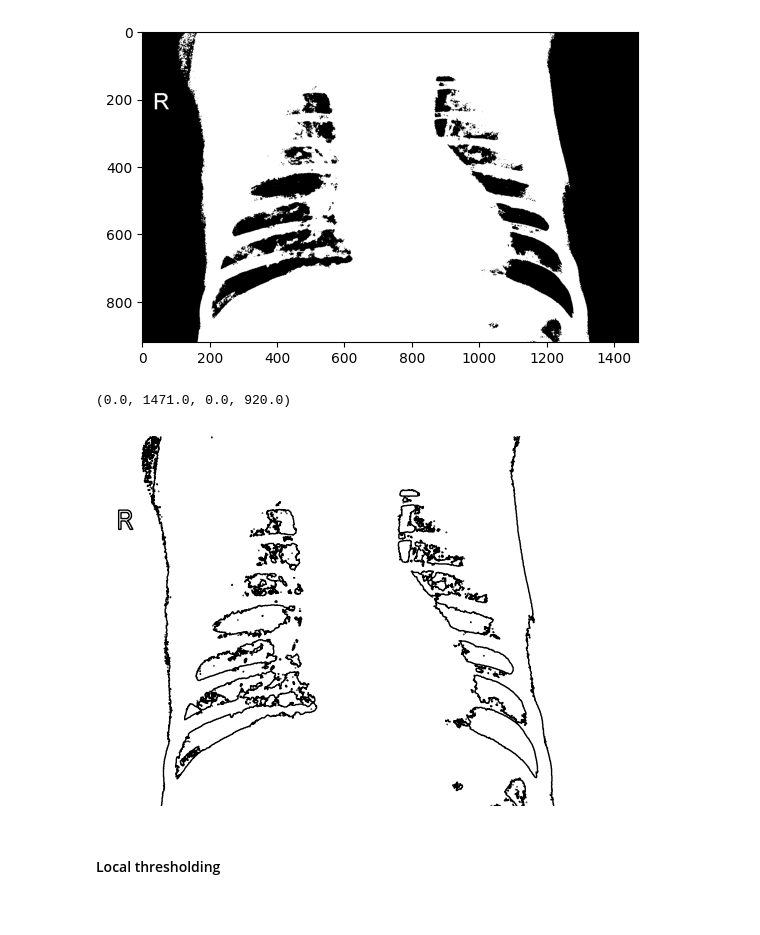
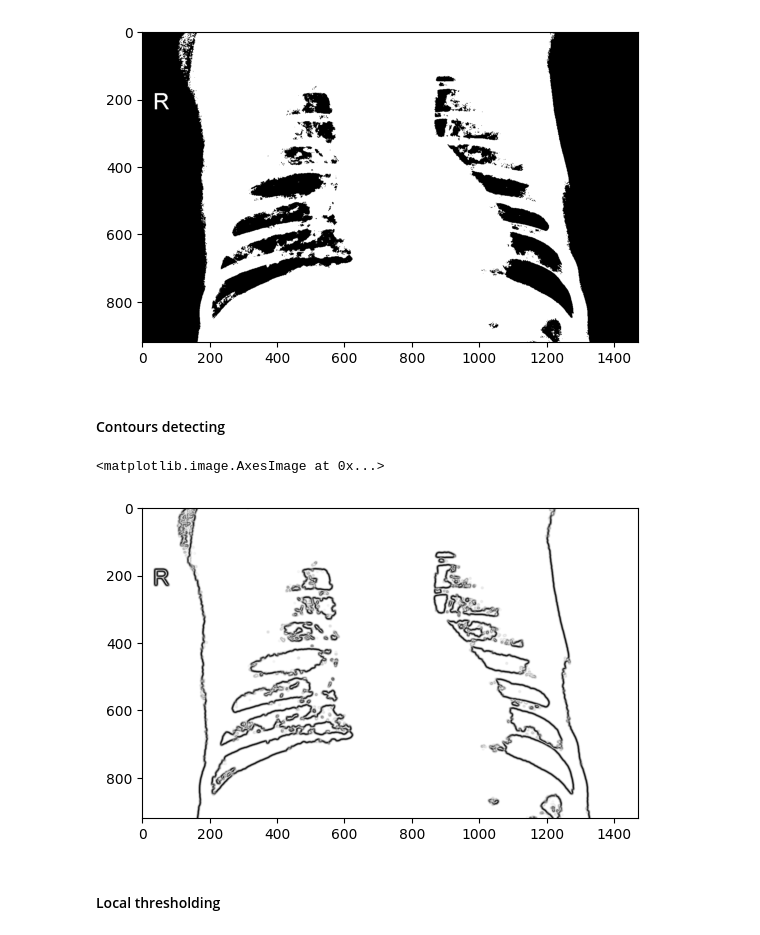
Before and after one commit to Iwaniukooo11/deep-learning_x-ray-images-pneumonia, a Jupyter notebook: eda/main.ipynb, the cells around one changed output. Cells and saved outputs as stored; diff of their text form; code cells hidden in the pictures.

Commit message:
add edge detection

```diff
--- a/eda/main.ipynb
+++ b/eda/main.ipynb
@@ -223,19 +224,35 @@ plt.imshow(binary, cmap='gray')
 # %% [output]
 <matplotlib.image.AxesImage at 0x...>
 [figure]
+# %% [markdown]
+#### Contours detecting
 # %%
 #sisnce eveyrhing is 0/1 i want everything to be white + original contours as a black line
 # plt.imshow(binary, cmap='gray')
 #rortate upside down binary
 
 
 
-plt.contour(np.flipud(binary), colors='black', linewidths=1)
-plt.axis('off')
+# plt.contour(np.flipud(binary), colors='black', linewidths=1)
+# plt.axis('off')
+from skimage.filters import sobel
+from skimage.filters import gaussian
+
+# gaussian_image = image
+# gaussian_image = gaussian(binary, sigma=2)
+
+
+edge_sobel = sobel(binary)
+edge_sobel = 1 - edge_sobel
+
+plt.imshow(edge_sobel, cmap='gray')
+# plt.imshow(gaussian_image, cmap='gray')
+
+
 #idea - prepare PCA and TSNE on countours??
 # %% [output]
-(0.0, 1471.0, 0.0, 920.0)
+<matplotlib.image.AxesImage at 0x...>
-[figure, old version]
+[figure, new version]
 # %% [markdown]
 #### Local thresholding
 # %%
```
Also changed, not shown: parts of 2 cells of this notebook.
